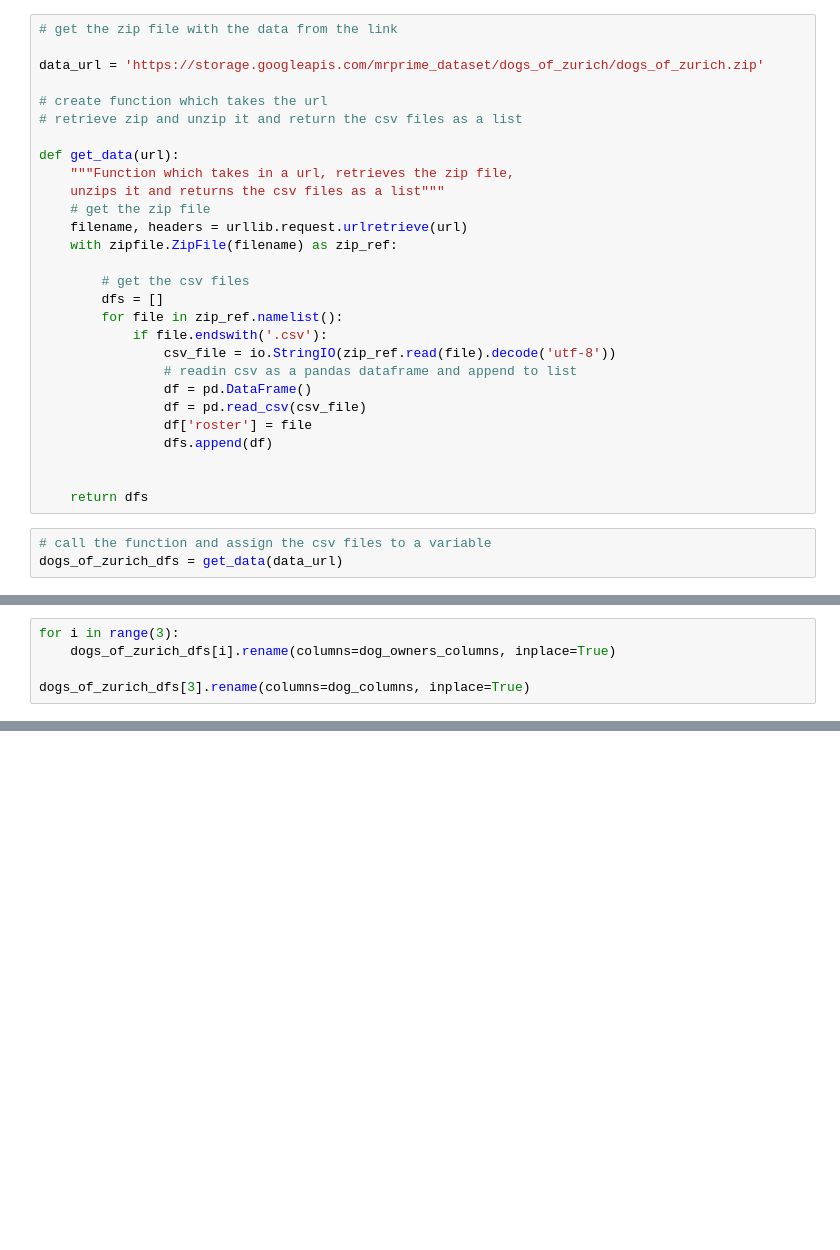
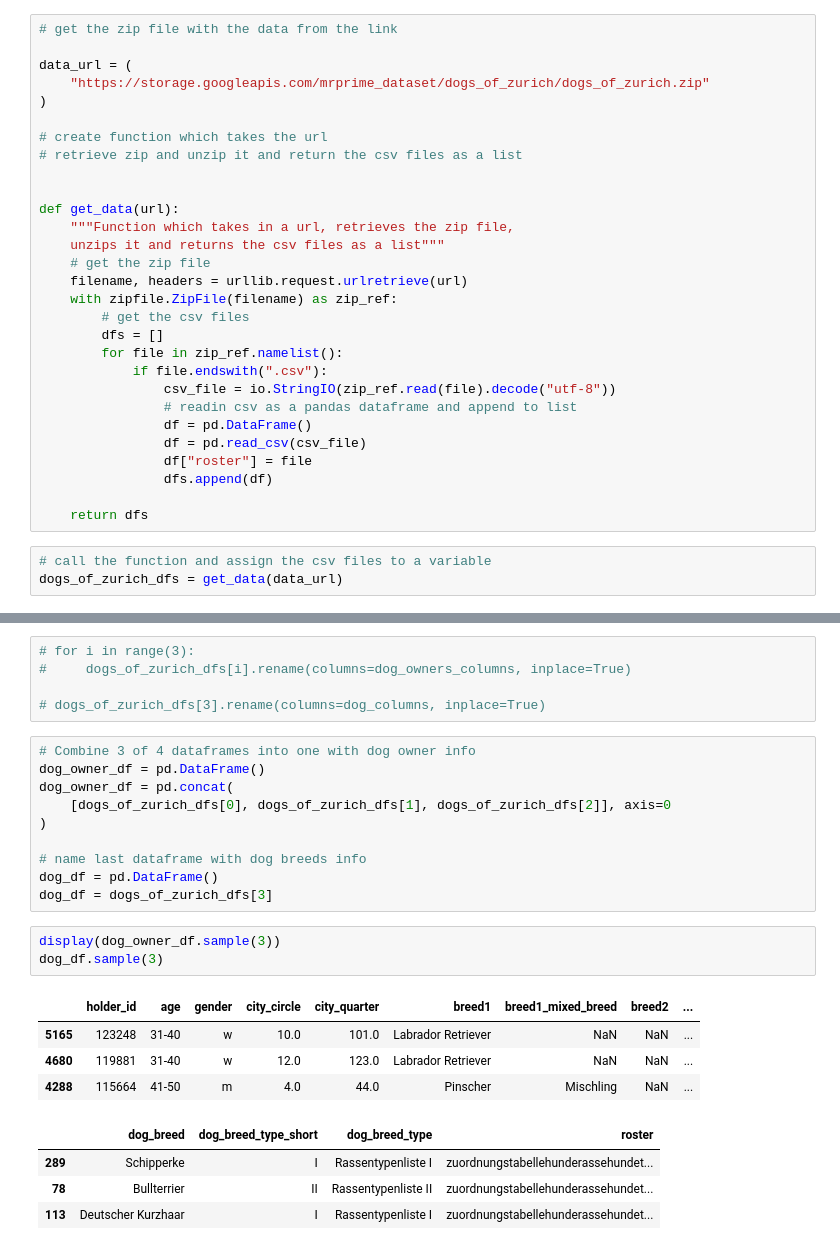
Before and after one commit to jonnross88/Springboard, a Jupyter notebook: u20_data_storytelling/dogs_of_zurich.ipynb, the cells around one changed output, grey strips where cells are left out. Drawn from its saved outputs; the diff is of its cells as text; blank space fills up the shorter version.

```diff
--- a/u20_data_storytelling/dogs_of_zurich.ipynb
+++ b/u20_data_storytelling/dogs_of_zurich.ipynb
@@ -17,10 +14,13 @@ import translate_app
 # %%
 # get the zip file with the data from the link
 
-data_url = 'https://storage.googleapis.com/mrprime_dataset/dogs_of_zurich/dogs_of_zurich.zip'
+data_url = (
+    "https://storage.googleapis.com/mrprime_dataset/dogs_of_zurich/dogs_of_zurich.zip"
+)
 
 # create function which takes the url
 # retrieve zip and unzip it and return the csv files as a list
+
 
 def get_data(url):
     """Function which takes in a url, retrieves the zip file,
@@ -28,19 +28,17 @@ def get_data(url):
     # get the zip file
     filename, headers = urllib.request.urlretrieve(url)
     with zipfile.ZipFile(filename) as zip_ref:
-
         # get the csv files
         dfs = []
         for file in zip_ref.namelist():
-            if file.endswith('.csv'):
-                csv_file = io.StringIO(zip_ref.read(file).decode('utf-8'))
+            if file.endswith(".csv"):
+                csv_file = io.StringIO(zip_ref.read(file).decode("utf-8"))
                 # readin csv as a pandas dataframe and append to list
                 df = pd.DataFrame()
                 df = pd.read_csv(csv_file)
-                df['roster'] = file
+                df["roster"] = file
                 dfs.append(df)
 
-
     return dfs
 # %%
 # call the function and assign the csv files to a variable
@@ -66,5 +45,0 @@ dog_columns = {'HUNDERASSE': 'breed',
-# %%
-for i in range(3):
-    dogs_of_zurich_dfs[i].rename(columns=dog_owners_columns, inplace=True)
-
-dogs_of_zurich_dfs[3].rename(columns=dog_columns, inplace=True)
@@ -230,0 +130,27 @@ with open('../data/german_dog_breeds.txt', 'w', encoding='utf-8') as f:
+# %%
+# for i in range(3):
+#     dogs_of_zurich_dfs[i].rename(columns=dog_owners_columns, inplace=True)
+
+# dogs_of_zurich_dfs[3].rename(columns=dog_columns, inplace=True)
+# %%
+# Combine 3 of 4 dataframes into one with dog owner info
+dog_owner_df = pd.DataFrame()
+dog_owner_df = pd.concat(
+    [dogs_of_zurich_dfs[0], dogs_of_zurich_dfs[1], dogs_of_zurich_dfs[2]], axis=0
+)
+
+# name last dataframe with dog breeds info
+dog_df = pd.DataFrame()
+dog_df = dogs_of_zurich_dfs[3]
+# %%
+display(dog_owner_df.sample(3))
+dog_df.sample(3)
+# %% [output]
+|  | holder_id | age | gender | city_circle | city_quarter | breed1 | breed1_mixed_breed | breed2 | ... |
+| 5165 | 123248 | 31-40 | w | 10.0 | 101.0 | Labrador Retriever | NaN | NaN | ... |
+| 4680 | 119881 | 31-40 | w | 12.0 | 123.0 | Labrador Retriever | NaN | NaN | ... |
+| 4288 | 115664 | 41-50 | m | 4.0 | 44.0 | Pinscher | Mischling | NaN | ... |
+|  | dog_breed | dog_breed_type_short | dog_breed_type | roster |
+| 289 | Schipperke | I | Rassentypenliste I | zuordnungstabellehunderassehundet... |
+| 78 | Bullterrier | II | Rassentypenliste II | zuordnungstabellehunderassehundet... |
+| 113 | Deutscher Kurzhaar | I | Rassentypenliste I | zuordnungstabellehunderassehundet... |
```
Also changed, not shown: parts of 44 cells of this notebook, 4 other files.
